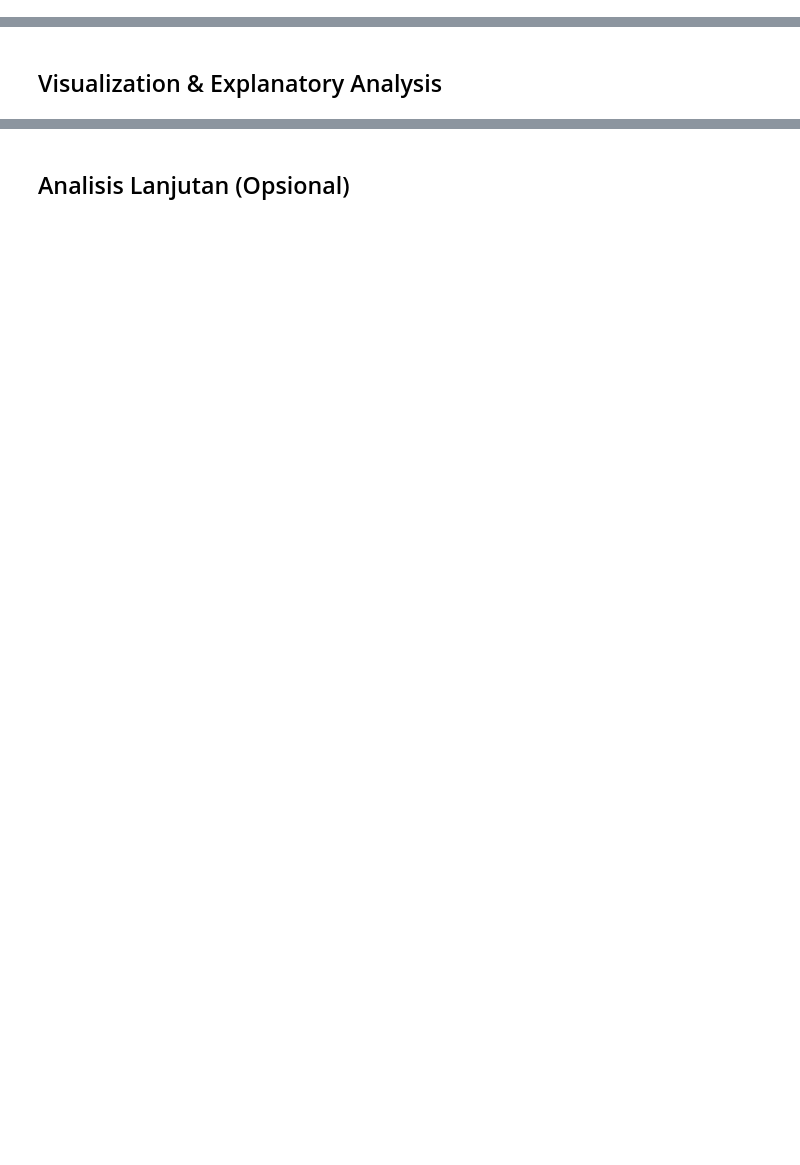
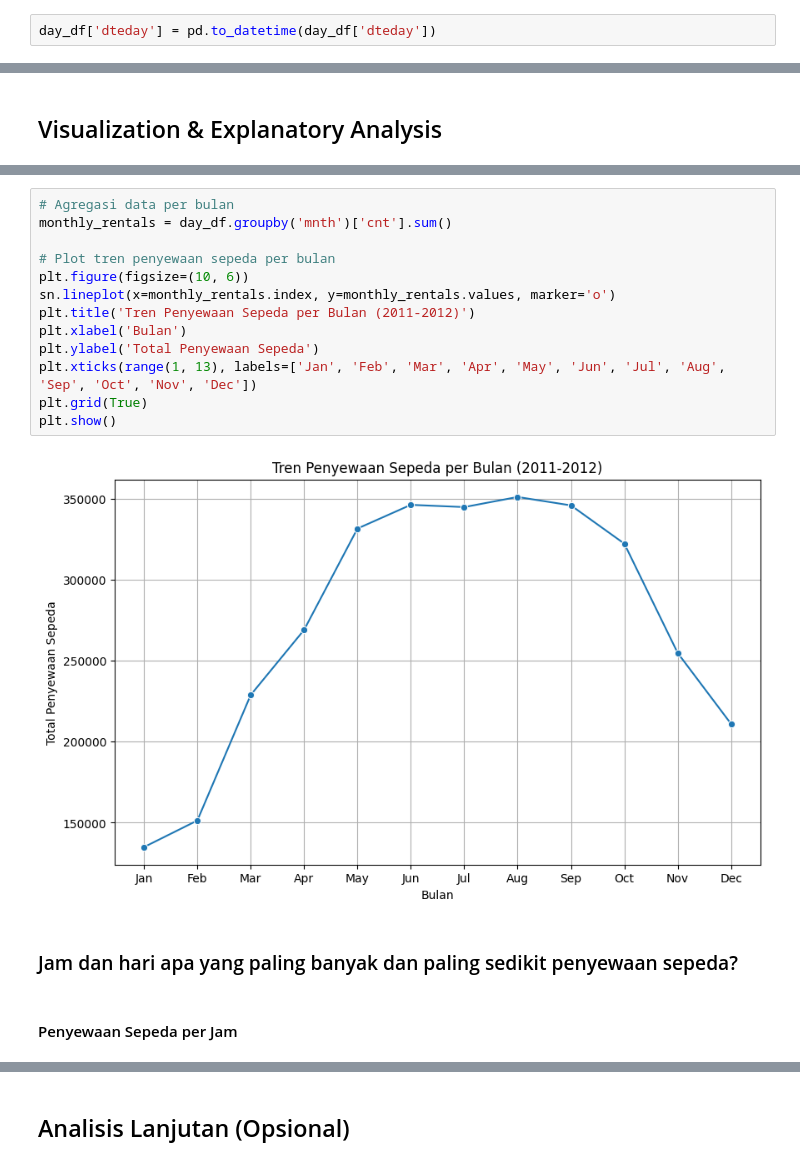
Before and after one commit to bagascahyawiguna/DataAnalysis, a Jupyter notebook: notebook.ipynb, the cells around one changed output, grey strips where cells are left out. Drawn from its saved outputs; the diff is of its cells as text; blank space fills up the shorter version.

```diff
--- a/notebook.ipynb
+++ b/notebook.ipynb
@@ -68,0 +225,2 @@ day_df.head()
+# %%
+day_df['dteday'] = pd.to_datetime(day_df['dteday'])
@@ -86,0 +423,19 @@ day_df.head()
+# %%
+# Agregasi data per bulan
+monthly_rentals = day_df.groupby('mnth')['cnt'].sum()
+
+# Plot tren penyewaan sepeda per bulan
+plt.figure(figsize=(10, 6))
+sn.lineplot(x=monthly_rentals.index, y=monthly_rentals.values, marker='o')
+plt.title('Tren Penyewaan Sepeda per Bulan (2011-2012)')
+plt.xlabel('Bulan')
+plt.ylabel('Total Penyewaan Sepeda')
+plt.xticks(range(1, 13), labels=['Jan', 'Feb', 'Mar', 'Apr', 'May', 'Jun', 'Jul', 'Aug', 'Sep', 'Oct', 'Nov', 'Dec'])
+plt.grid(True)
+plt.show()
+# %% [output]
+[figure, added]
+# %% [markdown]
+### Jam dan hari apa yang paling banyak dan paling sedikit penyewaan sepeda?
+# %% [markdown]
+#### Penyewaan Sepeda per Jam
```
Also changed, not shown: parts of 69 cells of this notebook.
